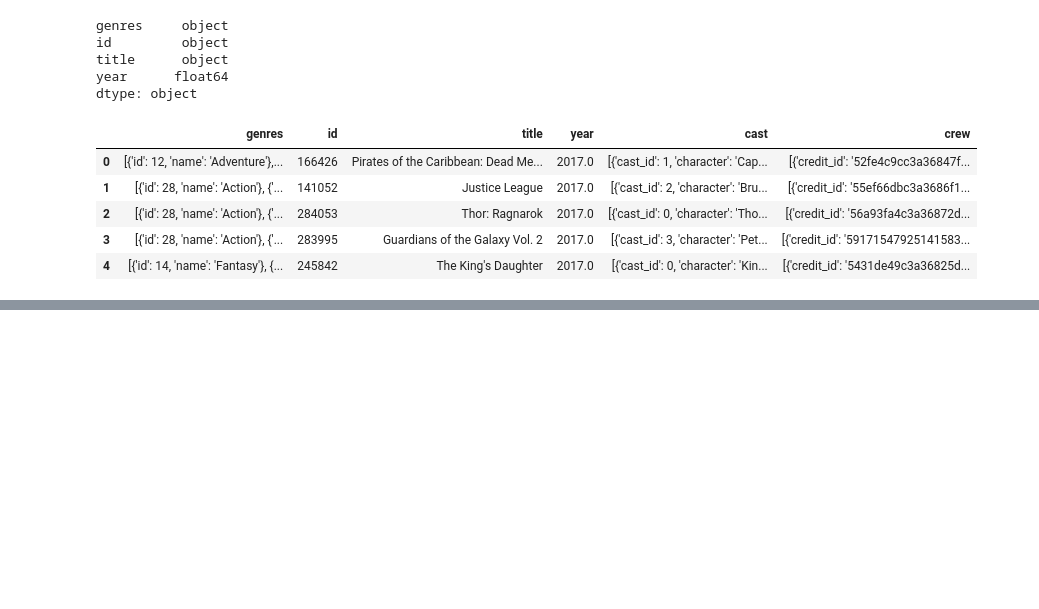
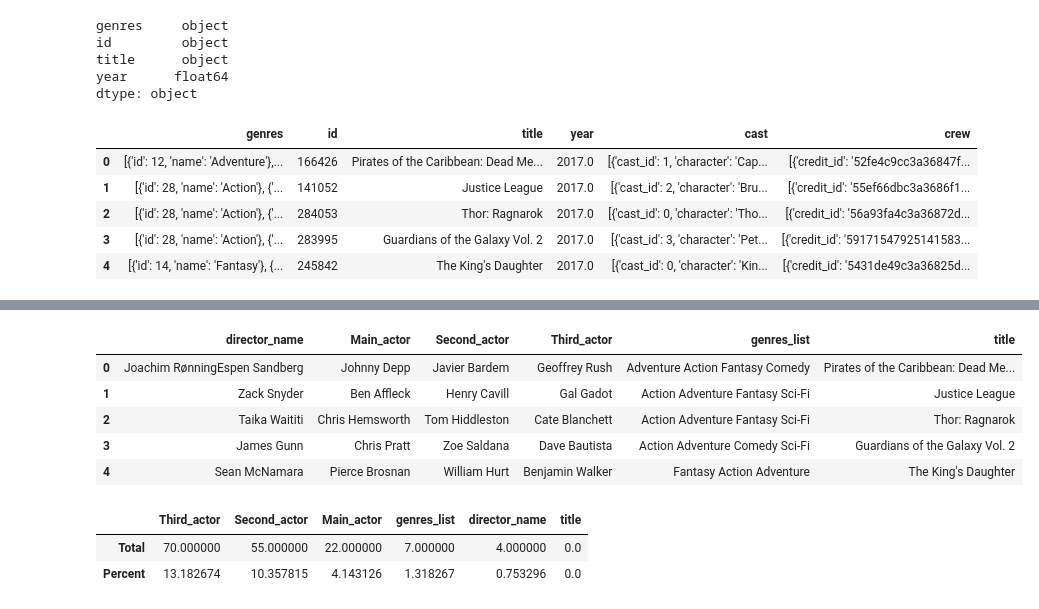
Before and after one commit to code-JOA/Movie-Reviews-Sentiment-Analysis, a Jupyter notebook: 02.Preprocessing.ipynb, the cells around one changed output, grey strips where cells are left out. Cells and saved outputs as stored; diff of their text form; code cells hidden in the pictures; blank space fills up the shorter version.

Commit message:
sorted functions for 2nd preprocessing , cleaning movie data

```diff
--- a/02.Preprocessing.ipynb
+++ b/02.Preprocessing.ipynb
@@ -90,0 +251,21 @@ dataframe["crew"] = dataframe["crew"].map(lambda x: ast.literal_eval(x))
+# %%
+# rearranging columms in dataframe
+movies = dataframe[["director_name","Main_actor","Second_actor","Third_actor","genres_list","title"]]
+# %%
+movies.head()
+# %% [output]
+|  | director_name | Main_actor | Second_actor | Third_actor | genres_list | title |
+| 0 | Joachim RønningEspen Sandberg | Johnny Depp | Javier Bardem | Geoffrey Rush | Adventure Action Fantasy Comedy | Pirates of the Caribbean: Dead Me... |
+| 1 | Zack Snyder | Ben Affleck | Henry Cavill | Gal Gadot | Action Adventure Fantasy Sci-Fi | Justice League |
+| 2 | Taika Waititi | Chris Hemsworth | Tom Hiddleston | Cate Blanchett | Action Adventure Fantasy Sci-Fi | Thor: Ragnarok |
+| 3 | James Gunn | Chris Pratt | Zoe Saldana | Dave Bautista | Action Adventure Comedy Sci-Fi | Guardians of the Galaxy Vol. 2 |
+| 4 | Sean McNamara | Pierce Brosnan | William Hurt | Benjamin Walker | Fantasy Action Adventure | The King's Daughter |
+# %%
+# checking for null values
+total = movies.isnull().sum().sort_values(ascending = False)
+percent = (movies.isnull().sum()/movies.isnull().count()*100).sort_values(ascending = False)
+pd.concat([total, percent], axis=1, keys=['Total', 'Percent']).transpose()
+# %% [output]
+|  | Third_actor | Second_actor | Main_actor | genres_list | director_name | title |
+| Total | 70.000000 | 55.000000 | 22.000000 | 7.000000 | 4.000000 | 0.0 |
+| Percent | 13.182674 | 10.357815 | 4.143126 | 1.318267 | 0.753296 | 0.0 |
```
Also changed, not shown: parts of 25 cells of this notebook, 1 other file.
